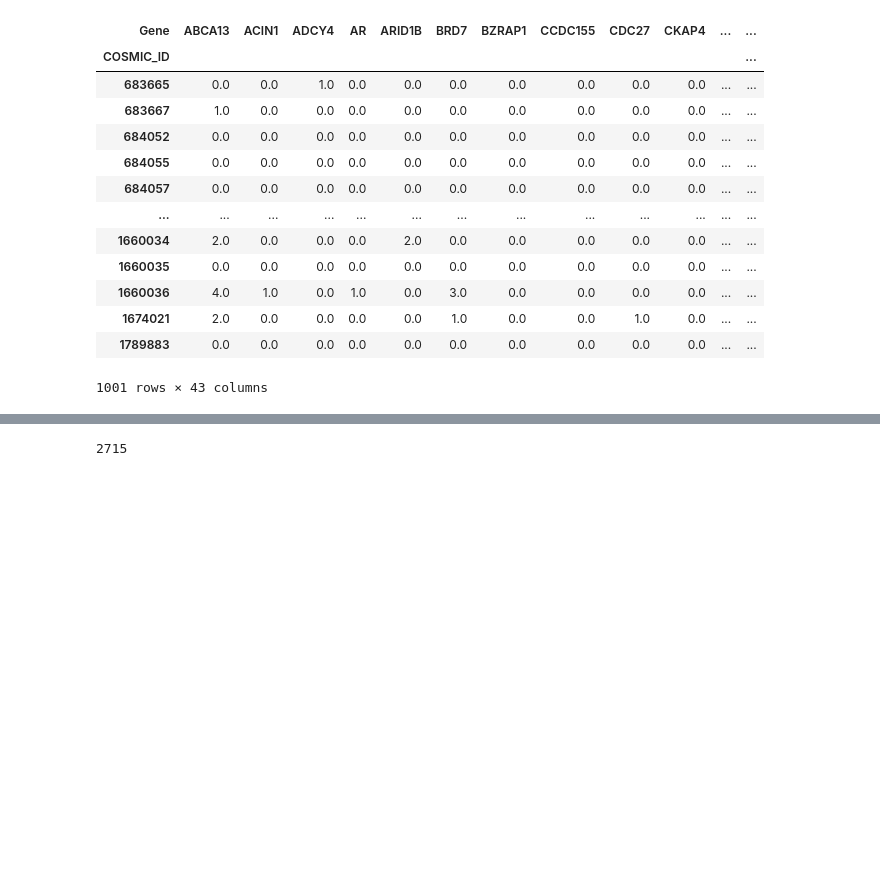
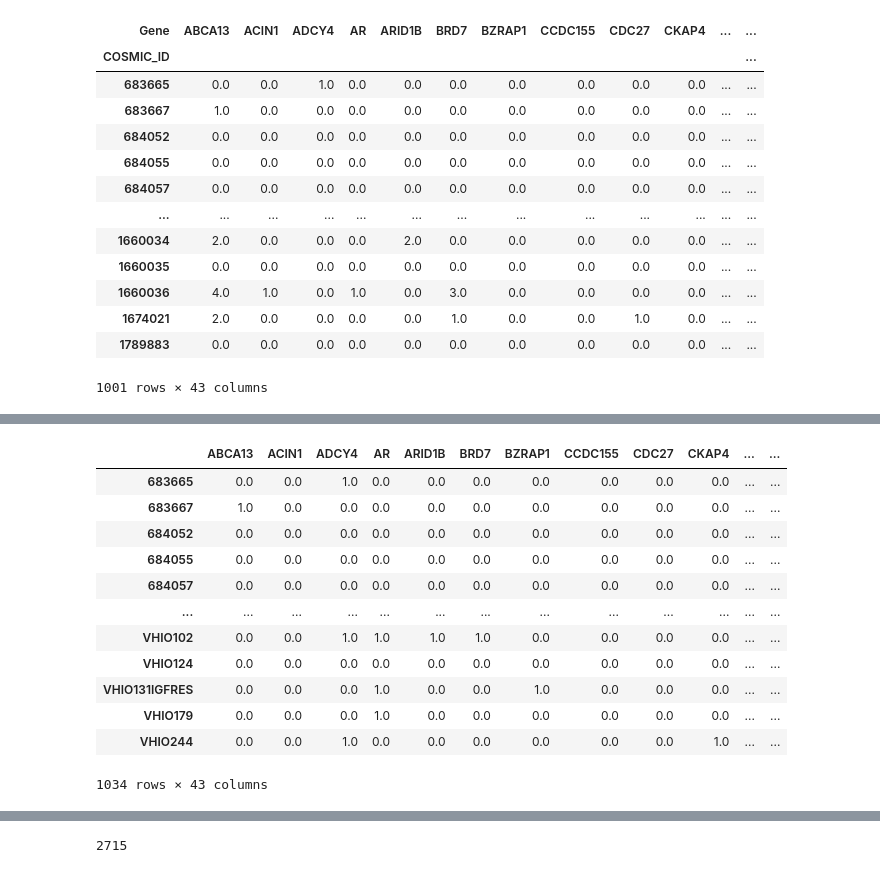
Before and after one commit to JDACS4C-IMPROVE/TCRP_data, a Jupyter notebook: code/process_sanger_drug_cell_line.ipynb, the cells around one changed output, grey strips where cells are left out. Cells and saved outputs as stored; diff of their text form; code cells hidden in the pictures; blank space fills up the shorter version.

```diff
--- a/code/process_sanger_drug_cell_line.ipynb
+++ b/code/process_sanger_drug_cell_line.ipynb
@@ -141,3 +204,19 @@ mutation_df
+# %%
+mutation_df
+# %% [output]
+|  | ABCA13 | ACIN1 | ADCY4 | AR | ARID1B | BRD7 | BZRAP1 | CCDC155 | CDC27 | CKAP4 | ... | ... |
+| 683665 | 0.0 | 0.0 | 1.0 | 0.0 | 0.0 | 0.0 | 0.0 | 0.0 | 0.0 | 0.0 | ... | ... |
+| 683667 | 1.0 | 0.0 | 0.0 | 0.0 | 0.0 | 0.0 | 0.0 | 0.0 | 0.0 | 0.0 | ... | ... |
+| 684052 | 0.0 | 0.0 | 0.0 | 0.0 | 0.0 | 0.0 | 0.0 | 0.0 | 0.0 | 0.0 | ... | ... |
+| 684055 | 0.0 | 0.0 | 0.0 | 0.0 | 0.0 | 0.0 | 0.0 | 0.0 | 0.0 | 0.0 | ... | ... |
+| 684057 | 0.0 | 0.0 | 0.0 | 0.0 | 0.0 | 0.0 | 0.0 | 0.0 | 0.0 | 0.0 | ... | ... |
+| ... | ... | ... | ... | ... | ... | ... | ... | ... | ... | ... | ... | ... |
+| VHIO102 | 0.0 | 0.0 | 1.0 | 1.0 | 1.0 | 1.0 | 0.0 | 0.0 | 0.0 | 0.0 | ... | ... |
+| VHIO124 | 0.0 | 0.0 | 0.0 | 0.0 | 0.0 | 0.0 | 0.0 | 0.0 | 0.0 | 0.0 | ... | ... |
+| VHIO131IGFRES | 0.0 | 0.0 | 0.0 | 1.0 | 0.0 | 0.0 | 1.0 | 0.0 | 0.0 | 0.0 | ... | ... |
+| VHIO179 | 0.0 | 0.0 | 0.0 | 1.0 | 0.0 | 0.0 | 0.0 | 0.0 | 0.0 | 0.0 | ... | ... |
+| VHIO244 | 0.0 | 0.0 | 1.0 | 0.0 | 0.0 | 0.0 | 0.0 | 0.0 | 0.0 | 1.0 | ... | ... |
+1034 rows × 43 columns
 # %%
 file_handle = open(drug_target_file)
 
```
Also changed, not shown: parts of 24 cells of this notebook, 2 other files.
